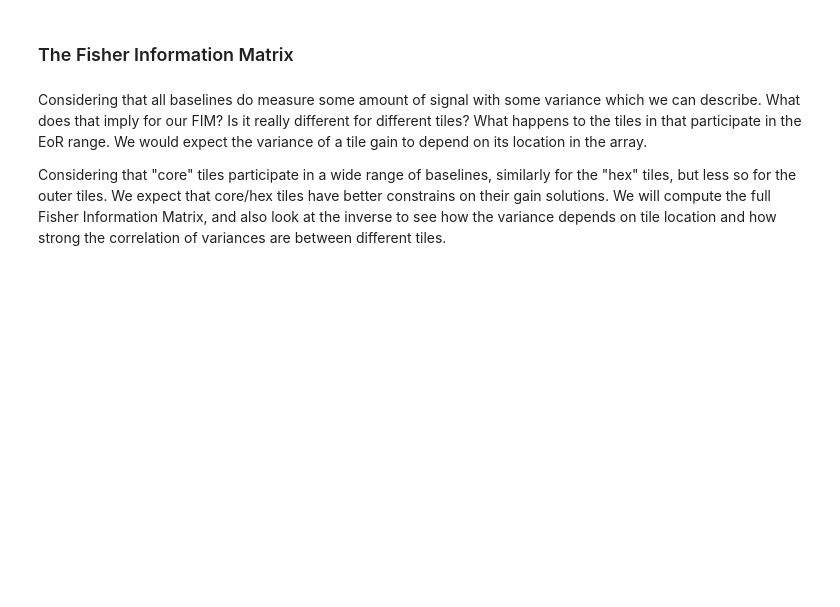
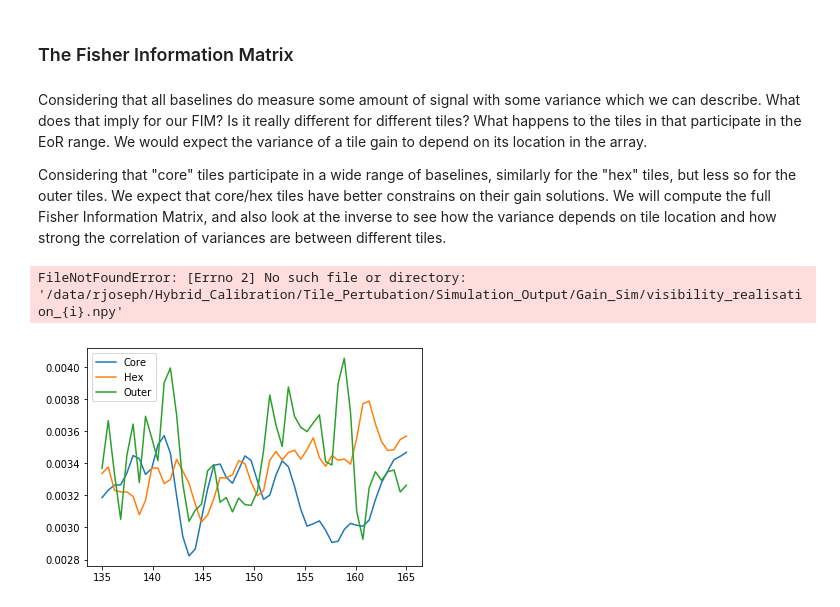
Before and after one commit to ronniyjoseph/Beam-Perturbations, a Jupyter notebook: Notebooks/Gain_Covariance_Testing.ipynb, the cells around one changed output. Cells and saved outputs as stored; diff of their text form; code cells hidden in the pictures; blank space fills up the shorter version.

```diff
--- a/Notebooks/Gain_Covariance_Testing.ipynb
+++ b/Notebooks/Gain_Covariance_Testing.ipynb
@@ -148,0 +194,58 @@ sys.path.append("../")
+# %%
+frequency_range = numpy.linspace(135,165, 2)*1e6
+path = "../Data/MWA_All_Coordinates_Cath.txt"
+output_path = "/data/rjoseph/Hybrid_Calibration/Tile_Pertubation/Simulation_Output/Gain_Sim/"
+
+sky_param = "random"
+n_realisations = 2
+
+telescope = RadioTelescope(load = True, path=path)
+baseline_table = telescope.baseline_table
+
+
+for i in range(n_realisations):
+    source_population = SkyRealisation(sky_type=sky_param, seed = i )
+    signal = get_observations(source_population, baseline_table, frequency_range)
+    numpy.save(output_path + "visibility_realisation_{i}", signal )
+# %% [output]
+FileNotFoundError: [Errno 2] No such file or directory: '/data/rjoseph/Hybrid_Calibration/Tile_Pertubation/Simulation_Output/Gain_Sim/visibility_realisation_{i}.npy'
+# %%
+antenna_id = telescope.antenna_positions.antenna_ids
+n_antennas = len(antenna_id)
+
+
+FIM = numpy.zeros((n_antennas, n_antennas, len(frequency_range)))
+
+for j in range(n_antennas):
+    for k in range(n_antennas):
+        #find all baselines in which these antennas participate
+        baseline_indices = numpy.where(((baseline_table.antenna_id1 == antenna_id[j])|
+                                    (baseline_table.antenna_id2 == antenna_id[j])) &
+                                    ((baseline_table.antenna_id1 == antenna_id[k])|
+                                    (baseline_table.antenna_id2 == antenna_id[k])))[0]
+
+            #Compute the covariances for each baseline
+        for l in range(len(baseline_indices)):
+            u = baseline_table.u(frequency = frequency_range[0])[l]
+            v = baseline_table.v(frequency = frequency_range[0])[l]
+
+            data_covariance = sky_covariance(u, v, frequency_range) + beam_covariance(u, v, frequency_range)
+
+            FIM[j, k, :] += 2*numpy.real(numpy.abs(signal[baseline_indices[l], :])**2/numpy.diag(data_covariance))
+# %%
+covariance = numpy.zeros((n_antennas, n_antennas, len(frequency_range)))
+for i in range(len(frequency_range)):
+    covariance[..., i] = numpy.linalg.pinv(FIM[..., i])
+# %%
+core_index = numpy.where(antenna_id == 36)[0]
+hex_index = numpy.where(antenna_id == 1036)[0]
+outer_index = numpy.where(antenna_id == 81)[0]
+
+#find
+pyplot.plot(frequency_range/1e6, covariance[core_index, core_index, :].flatten(), label = "Core")
+pyplot.plot(frequency_range/1e6, covariance[hex_index, hex_index,:].flatten(), label = "Hex")
+pyplot.plot(frequency_range/1e6, covariance[outer_index, outer_index,:].flatten(), label = "Outer")
+pyplot.legend()
+pyplot.show()
+# %% [output]
+[figure, added]
```
Also changed, not shown: parts of 3 cells of this notebook, 5 other files.
